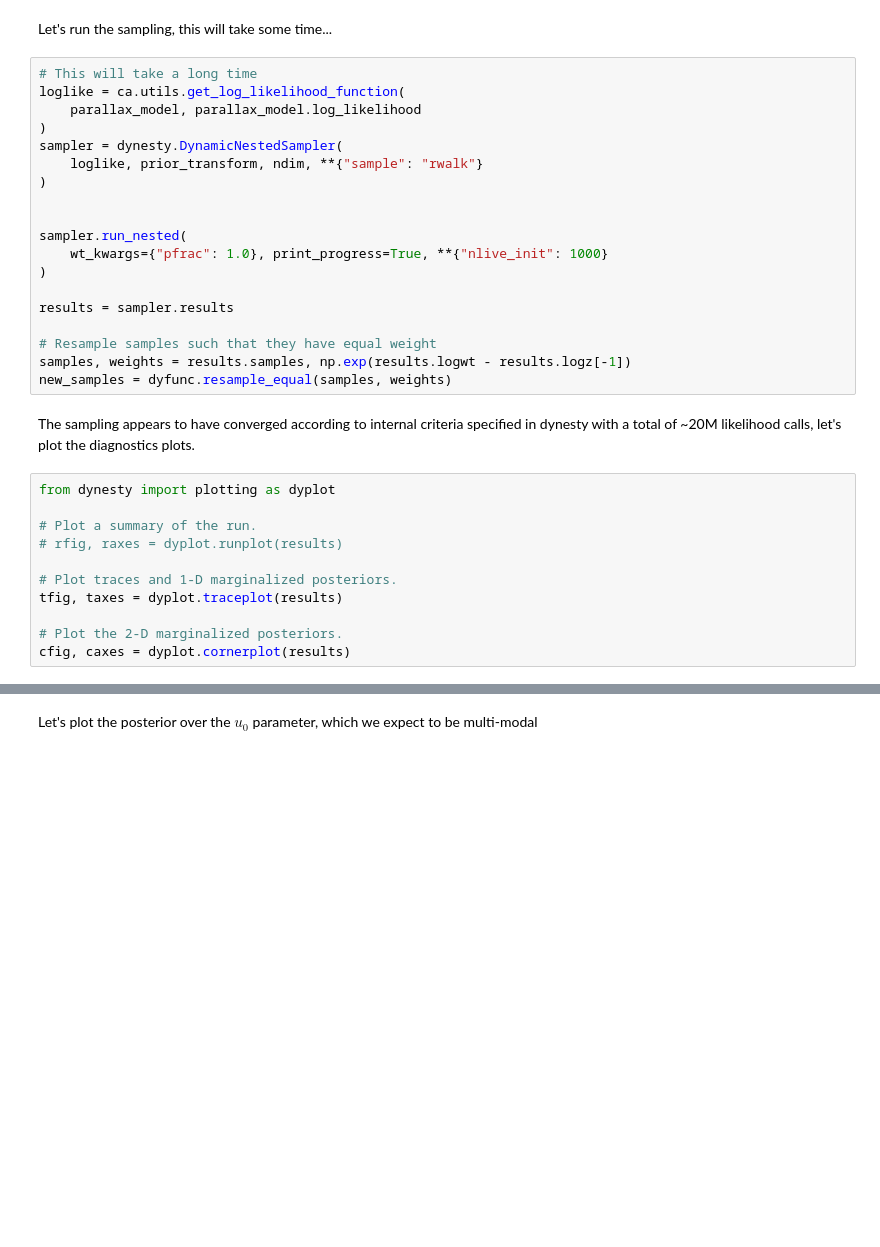
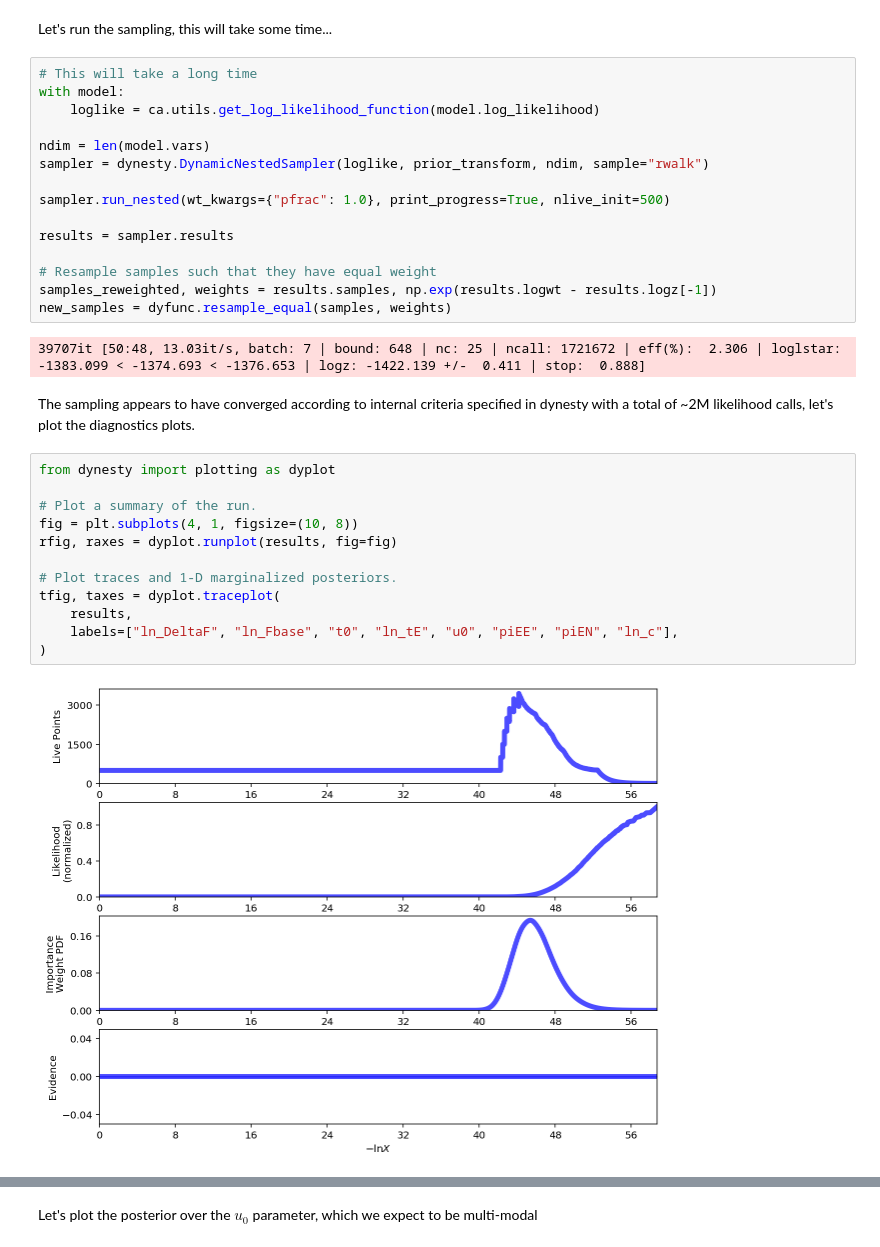
Before and after one commit to fbartolic/caustic, a Jupyter notebook: docs/examples/annual_parallax_dynesty.ipynb, the cells around one changed output, grey strips where cells are left out. Cells and saved outputs as stored; diff of their text form; blank space fills up the shorter version.

```diff
--- a/docs/examples/annual_parallax_dynesty.ipynb
+++ b/docs/examples/annual_parallax_dynesty.ipynb
@@ -142,33 +144,34 @@ def prior_transform(u):
 Let's run the sampling, this will take some time...
 # %%
 # This will take a long time
-loglike = ca.utils.get_log_likelihood_function(
-    parallax_model, parallax_model.log_likelihood
-)
-sampler = dynesty.DynamicNestedSampler(
-    loglike, prior_transform, ndim, **{"sample": "rwalk"}
-)
+with model:
+    loglike = ca.utils.get_log_likelihood_function(model.log_likelihood)
 
+ndim = len(model.vars)
+sampler = dynesty.DynamicNestedSampler(loglike, prior_transform, ndim, sample="rwalk")
 
-sampler.run_nested(
-    wt_kwargs={"pfrac": 1.0}, print_progress=True, **{"nlive_init": 1000}
-)
+sampler.run_nested(wt_kwargs={"pfrac": 1.0}, print_progress=True, nlive_init=500)
 
 results = sampler.results
 
 # Resample samples such that they have equal weight
-samples, weights = results.samples, np.exp(results.logwt - results.logz[-1])
+samples_reweighted, weights = results.samples, np.exp(results.logwt - results.logz[-1])
 new_samples = dyfunc.resample_equal(samples, weights)
+# %% [output]
+39707it [50:48, 13.03it/s, batch: 7 | bound: 648 | nc: 25 | ncall: 1721672 | eff(%):  2.306 | loglstar: -1383.099 < -1374.693 < -1376.653 | logz: -1422.139 +/-  0.411 | stop:  0.888]
 # %% [markdown]
-The sampling appears to have converged according to internal criteria specified in dynesty with a total of ~20M likelihood calls, let's plot the diagnostics plots.
+The sampling appears to have converged according to internal criteria specified in dynesty with a total of ~2M likelihood calls, let's plot the diagnostics plots.
 # %%
 from dynesty import plotting as dyplot
 
 # Plot a summary of the run.
-# rfig, raxes = dyplot.runplot(results)
+fig = plt.subplots(4, 1, figsize=(10, 8))
+rfig, raxes = dyplot.runplot(results, fig=fig)
 
 # Plot traces and 1-D marginalized posteriors.
-tfig, taxes = dyplot.traceplot(results)
-
-# Plot the 2-D marginalized posteriors.
-cfig, caxes = dyplot.cornerplot(results)
+tfig, taxes = dyplot.traceplot(
+    results,
+    labels=["ln_DeltaF", "ln_Fbase", "t0", "ln_tE", "u0", "piEE", "piEN", "ln_c"],
+)
+# %% [output]
+[figure, added]
```
Also changed, not shown: parts of 11 cells of this notebook, 3 other files.
